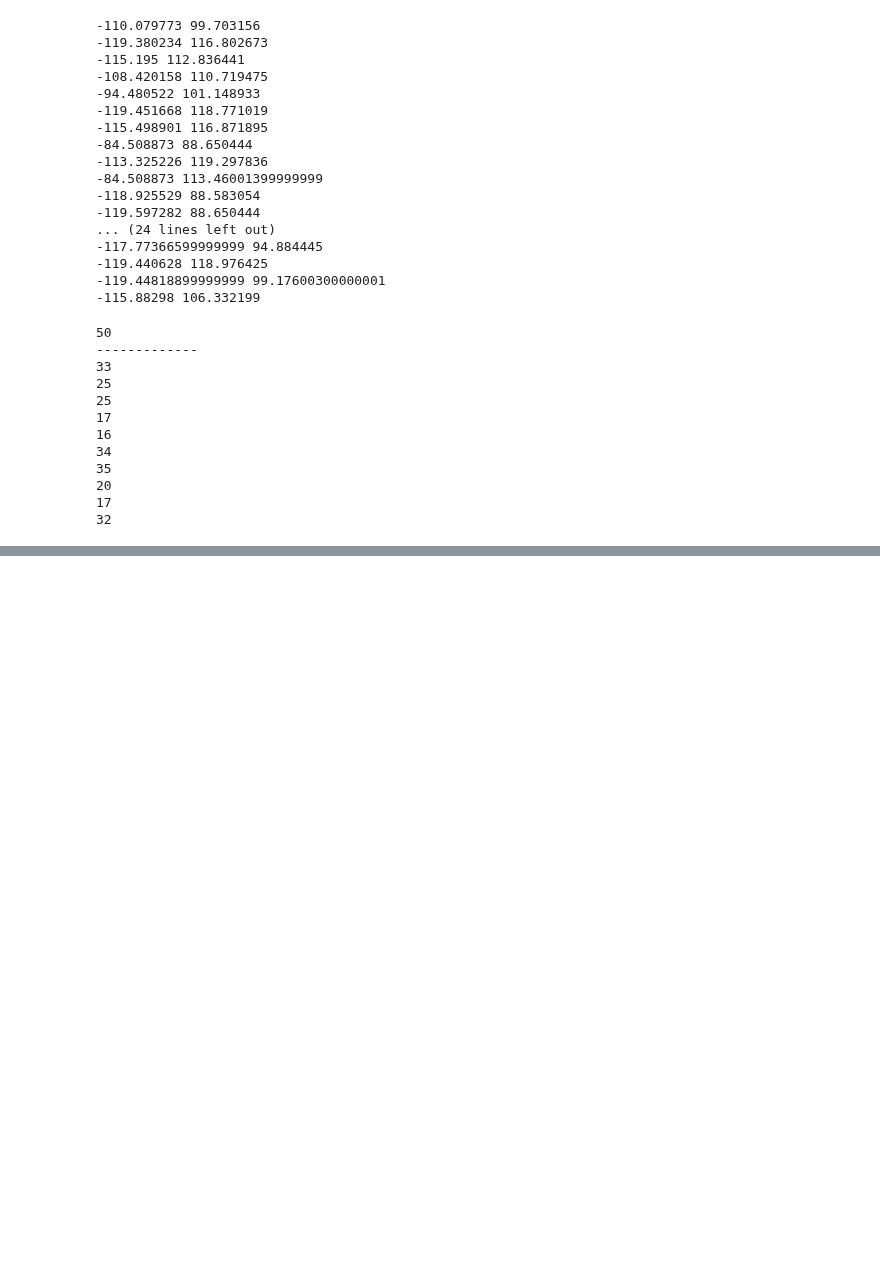
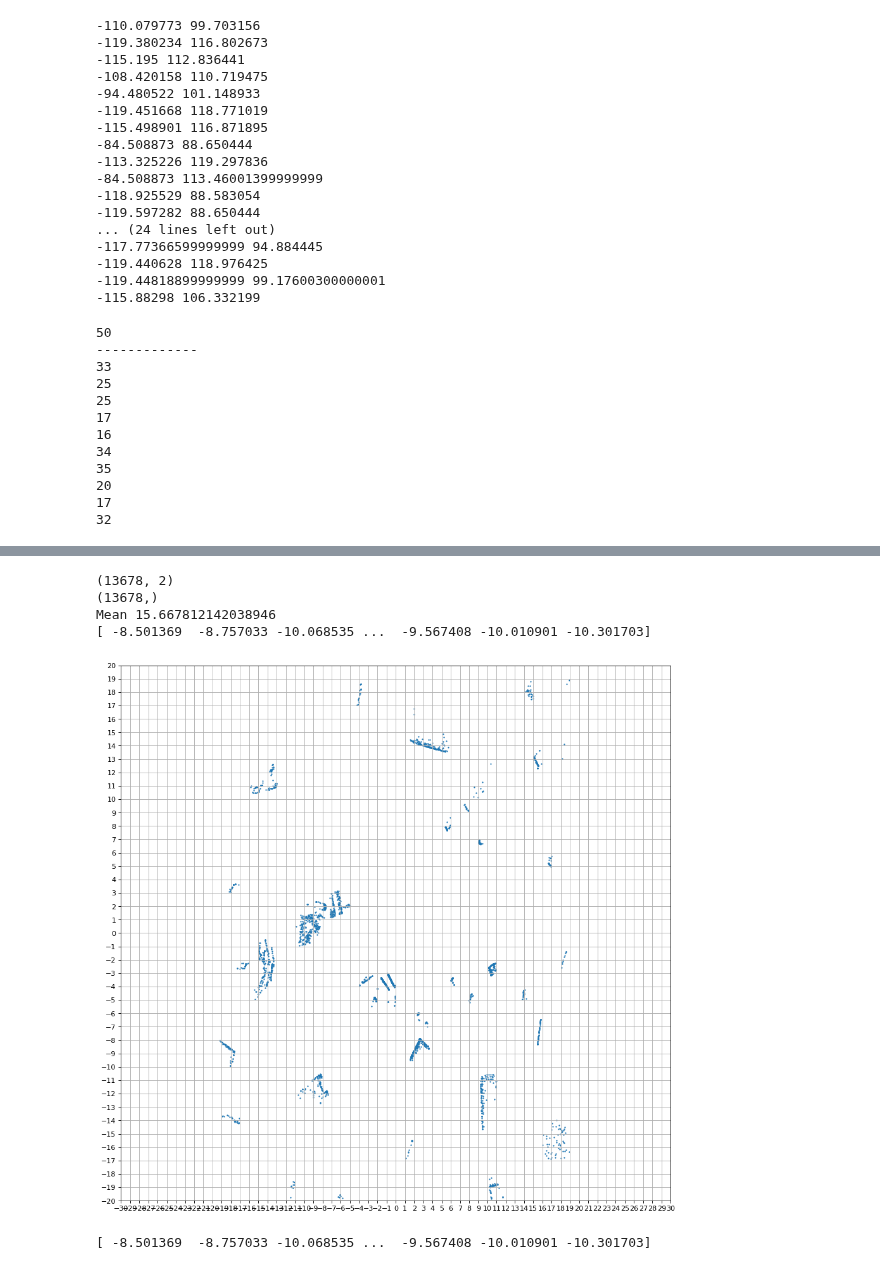
Before and after one commit to kiat/debs2019, a Jupyter notebook: src/notebooks/Segmentation_function_Test2.ipynb, the cells around one changed output, grey strips where cells are left out. Saved outputs shown, nothing was run; the diff lists cells and outputs as text; code cells hidden in the pictures; blank space fills up the shorter version.

```diff
--- a/src/notebooks/Segmentation_function_Test2.ipynb
+++ b/src/notebooks/Segmentation_function_Test2.ipynb
@@ -177,0 +187,74 @@ plt.show()
+# %%
+x= np.array(allData[0]['Z'])
+y= np.array(allData[0]['X'])
+
+tuplesData = np.array(list(zip(x, y)))
+
+
+print(tuplesData.shape)
+
+# We hash on x^4 + y^2, so that we can have unique hash for each tuple.
+hashedData = np.array(list(map(hash, x.astype(np.int32)**4+ y.astype(np.int32)**2 )))
+
+print(hashedData.shape)
+
+
+# https://stackoverflow.com/questions/28663856/how-to-count-the-occurrence-of-certain-item-in-an-ndarray-in-python
+
+# import collections
+countsDict=collections.Counter(hashedData)
+
+
+# keys1 = np.asarray(list(countsDict))
+values1 = np.fromiter(countsDict.values(), dtype=int)
+# print(keys1)
+print("Mean", np.mean(values1))
+
+mean=np.mean(values1)
+
+
+finalX=np.array([])
+finalY=np.array([])
+
+for i in range(x.size):
+    hashKey = hash(int(x[i])**4 + int(y[i])**2)
+    if(hashKey in countsDict):
+        if(countsDict[hashKey] > mean):
+            if(random.uniform(0, 1) >= 0.75):
+                finalX= np.append(finalX, x[i])
+                finalY= np.append(finalY, y[i])
+
+
+print(finalX)
+
+
+
+fig = plt.figure(figsize=(14, 14), dpi= 80, facecolor='w', edgecolor='k')
+ax = fig.gca()
+ax.set_xticks(np.arange(-120, 120, grid_size))
+ax.set_yticks(np.arange(-120, 120, grid_size))
+
+
+plt.scatter(finalX, finalY, s=1)
+
+# Limit the axixs for visualization puroposes only
+# plt.xlim(minValue/cellSize, maxValue/cellSize)
+# plt.ylim(minValue/cellSize, maxValue/cellSize)
+
+plt.xlim(-30, 30)
+plt.ylim(-20, 20)
+plt.grid()
+plt.show()
+
+
+
+dataForClustering1 = np.array(list(zip(finalX, finalY)))
+
+print(finalX)
+# %% [output]
+(13678, 2)
+(13678,)
+Mean 15.667812142038946
+[ -8.501369  -8.757033 -10.068535 ...  -9.567408 -10.010901 -10.301703]
+[figure, added]
+[ -8.501369  -8.757033 -10.068535 ...  -9.567408 -10.010901 -10.301703]
```
Also changed, not shown: parts of 8 cells of this notebook, 3 other files.
